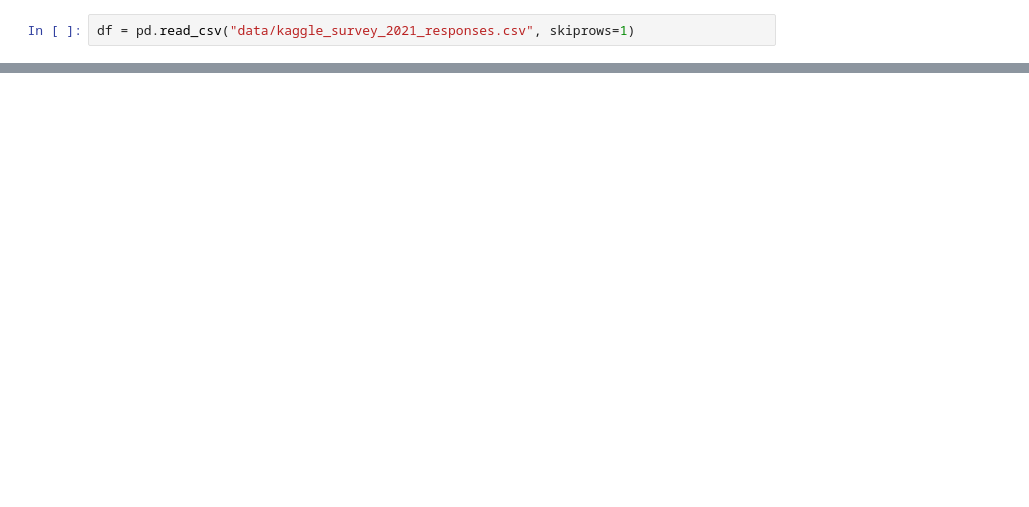
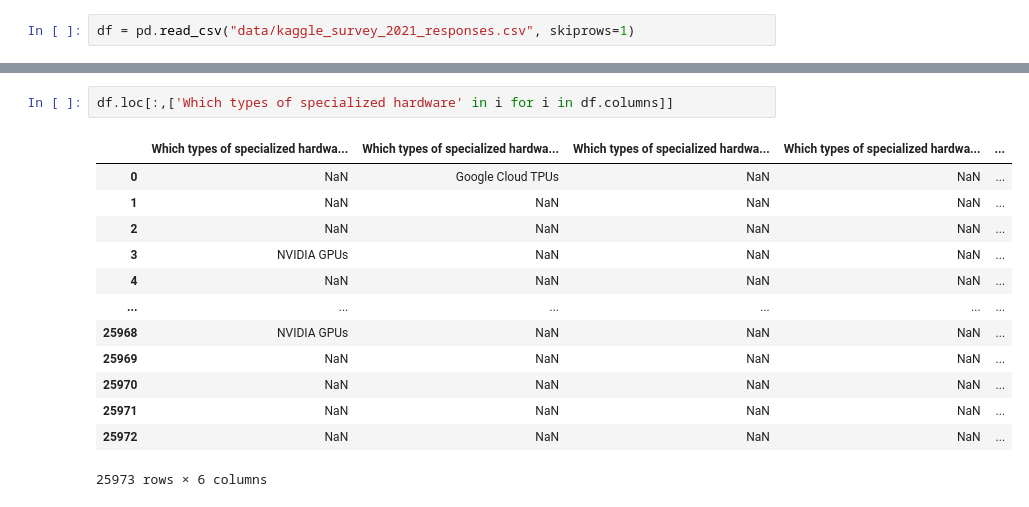
Before and after one commit to minh14496/EDA_kagggle, a Jupyter notebook: eda_kaggle.ipynb, the cells around one changed output, grey strips where cells are left out. Cells and saved outputs as stored; diff of their text form; blank space fills up the shorter version.

```diff
--- a/eda_kaggle.ipynb
+++ b/eda_kaggle.ipynb
@@ -40,0 +111,16 @@ dtype('float64')
+# %%
+df.loc[:,['Which types of specialized hardware' in i for i in df.columns]]
+# %% [output]
+|  | Which types of specialized hardwa... | Which types of specialized hardwa... | Which types of specialized hardwa... | Which types of specialized hardwa... | ... |
+| 0 | NaN | Google Cloud TPUs | NaN | NaN | ... |
+| 1 | NaN | NaN | NaN | NaN | ... |
+| 2 | NaN | NaN | NaN | NaN | ... |
+| 3 | NVIDIA GPUs | NaN | NaN | NaN | ... |
+| 4 | NaN | NaN | NaN | NaN | ... |
+| ... | ... | ... | ... | ... | ... |
+| 25968 | NVIDIA GPUs | NaN | NaN | NaN | ... |
+| 25969 | NaN | NaN | NaN | NaN | ... |
+| 25970 | NaN | NaN | NaN | NaN | ... |
+| 25971 | NaN | NaN | NaN | NaN | ... |
+| 25972 | NaN | NaN | NaN | NaN | ... |
+25973 rows × 6 columns
```
Also changed, not shown: parts of 38 cells of this notebook.
